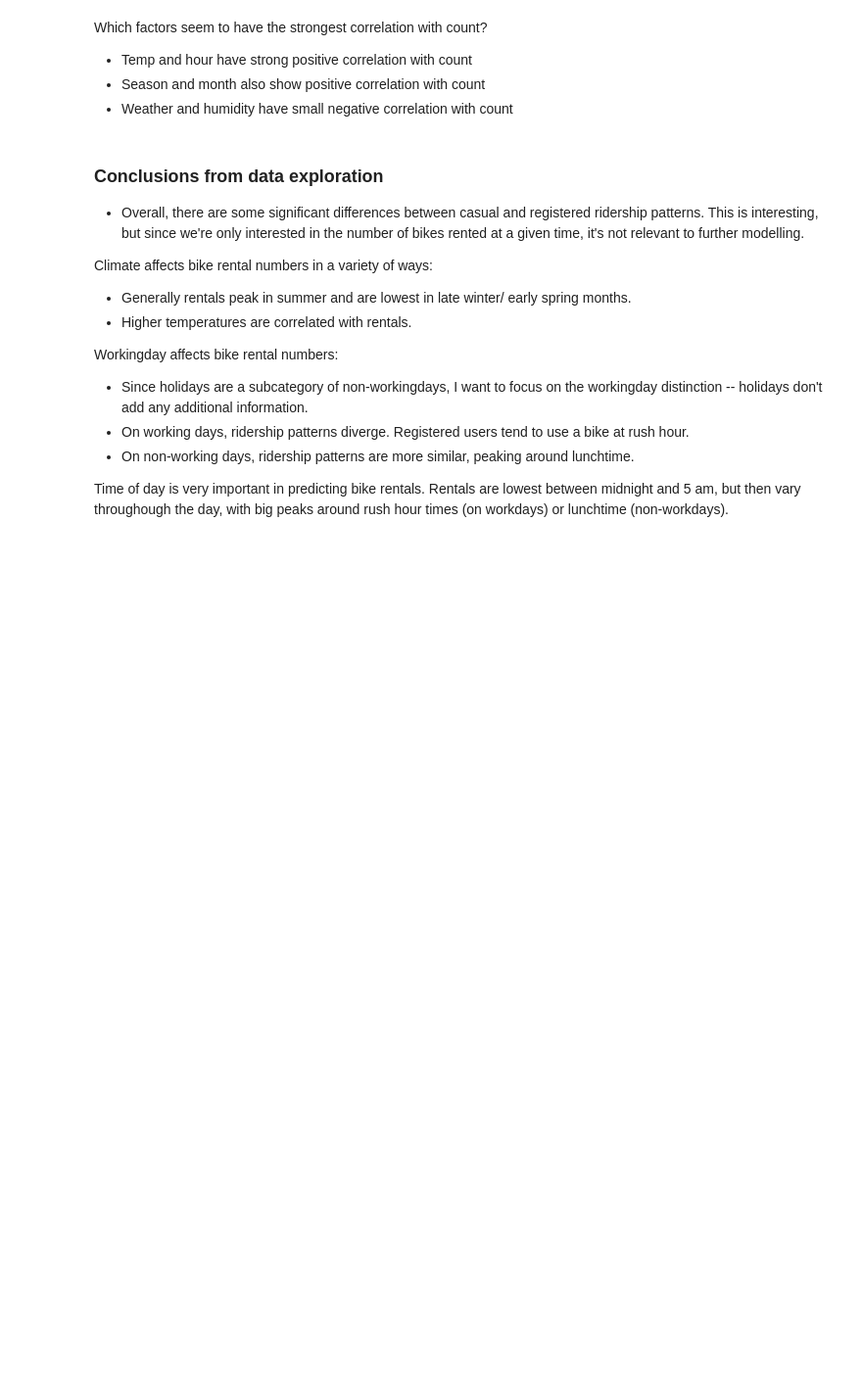
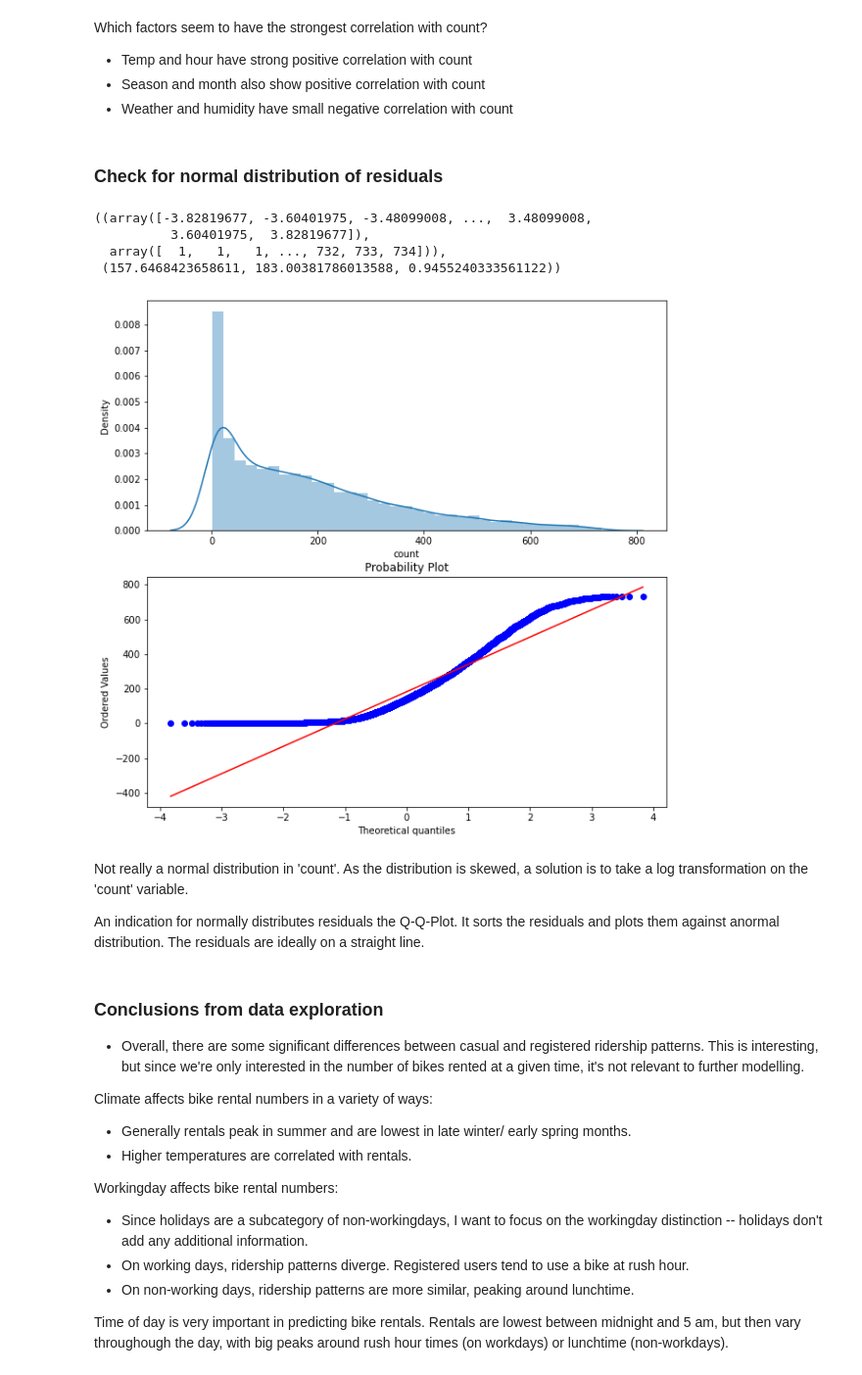
Before and after one commit to valerieholtz/Demand-Forecast, a Jupyter notebook: EDA_LinReg.ipynb, the cells around one changed output. Shown at 98% size. Cells and saved outputs as stored; diff of their text form; code cells hidden in the pictures; blank space fills up the shorter version.

```diff
--- a/EDA_LinReg.ipynb
+++ b/EDA_LinReg.ipynb
@@ -559,6 +560,23 @@ sns.heatmap(df_new.drop(columns=['registered','atemp', 'casual']).corr()[['count
 - Temp and hour have strong positive correlation with count
 - Season and month also show positive correlation with count
 - Weather and humidity have small negative correlation with count
+# %% [markdown]
+### Check for normal distribution of residuals
+# %%
+fig,axes = plt.subplots(2)
+fig.set_size_inches(10, 10)
+sns.distplot(df_new["count"],ax=axes[0])
+stats.probplot(df_new["count"], dist='norm', fit=True, plot=axes[1])
+# %% [output]
+((array([-3.82819677, -3.60401975, -3.48099008, ...,  3.48099008,
+          3.60401975,  3.82819677]),
+  array([  1,   1,   1, ..., 732, 733, 734])),
+ (157.6468423658611, 183.00381786013588, 0.9455240333561122))
+[figure, added]
+# %% [markdown]
+Not really a normal distribution in 'count'. As the distribution is skewed, a solution is to take a log transformation on  the 'count' variable.
+
+An indication for normally distributes residuals the Q-Q-Plot. It sorts the residuals and plots them against anormal distribution. The residuals are ideally on a straight line.
 # %% [markdown]
 ### Conclusions from data exploration
 
```
Also changed, not shown: parts of 4 cells of this notebook.
